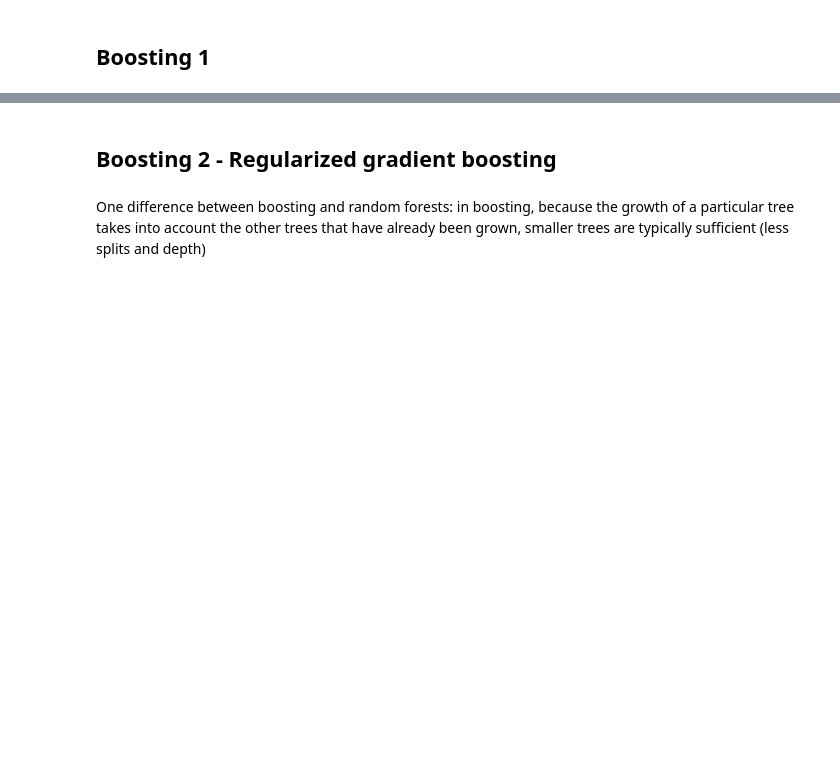
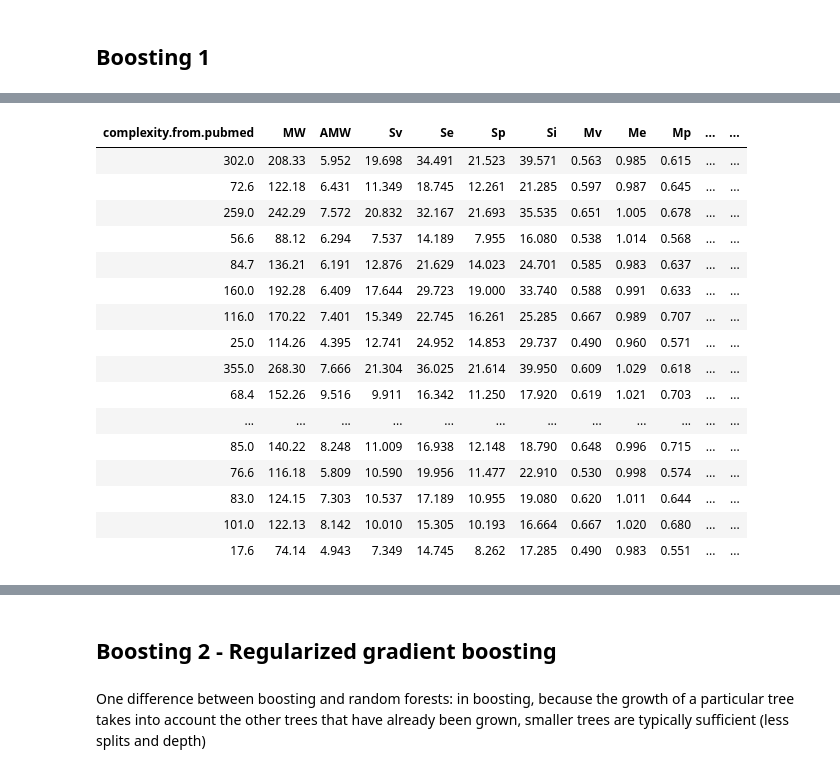
Before and after one commit to BenoitDelec/BIO-322--Predicting-odour-pleasantness-using-ML, a Jupyter notebook: src/Boosting.ipynb, the cells around one changed output, grey strips where cells are left out. Drawn from its saved outputs; the diff is of its cells as text; code cells hidden in the pictures; blank space fills up the shorter version.

Commit message:
Boosting submission

```diff
--- a/src/Boosting.ipynb
+++ b/src/Boosting.ipynb
@@ -56,0 +59,46 @@ MSE.validation
+# %%
+library(xgboost)
+library(Matrix)
+#Boosting Submission
+set.seed(100)
+#Preparation of training and test data
+train <- train.data[, -c(1,2,3)]
+idx.zero.var <- apply(train, 2, var) == 0
+
+train <- train[,!idx.zero.var]
+test <- test.data[,-c(1,2)]
+test <- test[,!idx.zero.var]
+
+
+#test$Intensity <- as.factor(test.data$Intensity)
+train$Intensity <- as.numeric(train.data$Intensity)-1
+train
+#test intensity is always at level high, so that the prediction function has a problem (cheat with adding a row that afterwards is substracted)
+#test <- rbind(test, train[1,])
+train.x = train
+
+train$VALENCE.PLEASANTNESS <- train.data$VALENCE.PLEASANTNESS
+train.y = train$VALENCE.PLEASANTNESS
+
+train.x <- sparse.model.matrix(VALENCE.PLEASANTNESS ~ . -1, data = train)
+#test.x <- sparse.model.matrix(VALENCE.PLEASANTNESS ~ . -1, data = test)
+train.y <- train$VALENCE.PLEASANTNESS
+#validation.y <- data$VALENCE.PLEASANTNESS[-idx.train]
+# %% [output]
+| complexity.from.pubmed | MW | AMW | Sv | Se | Sp | Si | Mv | Me | Mp | ... | ... |
+| 302.0 | 208.33 | 5.952 | 19.698 | 34.491 | 21.523 | 39.571 | 0.563 | 0.985 | 0.615 | ... | ... |
+| 72.6 | 122.18 | 6.431 | 11.349 | 18.745 | 12.261 | 21.285 | 0.597 | 0.987 | 0.645 | ... | ... |
+| 259.0 | 242.29 | 7.572 | 20.832 | 32.167 | 21.693 | 35.535 | 0.651 | 1.005 | 0.678 | ... | ... |
+| 56.6 | 88.12 | 6.294 | 7.537 | 14.189 | 7.955 | 16.080 | 0.538 | 1.014 | 0.568 | ... | ... |
+| 84.7 | 136.21 | 6.191 | 12.876 | 21.629 | 14.023 | 24.701 | 0.585 | 0.983 | 0.637 | ... | ... |
+| 160.0 | 192.28 | 6.409 | 17.644 | 29.723 | 19.000 | 33.740 | 0.588 | 0.991 | 0.633 | ... | ... |
+| 116.0 | 170.22 | 7.401 | 15.349 | 22.745 | 16.261 | 25.285 | 0.667 | 0.989 | 0.707 | ... | ... |
+| 25.0 | 114.26 | 4.395 | 12.741 | 24.952 | 14.853 | 29.737 | 0.490 | 0.960 | 0.571 | ... | ... |
+| 355.0 | 268.30 | 7.666 | 21.304 | 36.025 | 21.614 | 39.950 | 0.609 | 1.029 | 0.618 | ... | ... |
+| 68.4 | 152.26 | 9.516 | 9.911 | 16.342 | 11.250 | 17.920 | 0.619 | 1.021 | 0.703 | ... | ... |
+| ... | ... | ... | ... | ... | ... | ... | ... | ... | ... | ... | ... |
+| 85.0 | 140.22 | 8.248 | 11.009 | 16.938 | 12.148 | 18.790 | 0.648 | 0.996 | 0.715 | ... | ... |
+| 76.6 | 116.18 | 5.809 | 10.590 | 19.956 | 11.477 | 22.910 | 0.530 | 0.998 | 0.574 | ... | ... |
+| 83.0 | 124.15 | 7.303 | 10.537 | 17.189 | 10.955 | 19.080 | 0.620 | 1.011 | 0.644 | ... | ... |
+| 101.0 | 122.13 | 8.142 | 10.010 | 15.305 | 10.193 | 16.664 | 0.667 | 1.020 | 0.680 | ... | ... |
+| 17.6 | 74.14 | 4.943 | 7.349 | 14.745 | 8.262 | 17.285 | 0.490 | 0.983 | 0.551 | ... | ... |
```
Also changed, not shown: parts of 8 cells of this notebook, 3 other files.
